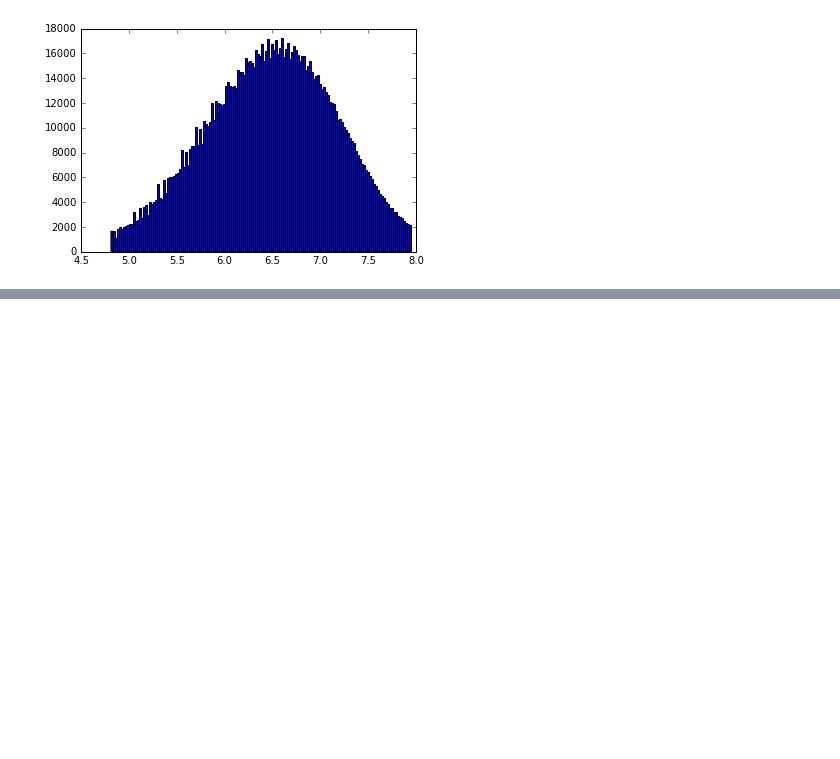
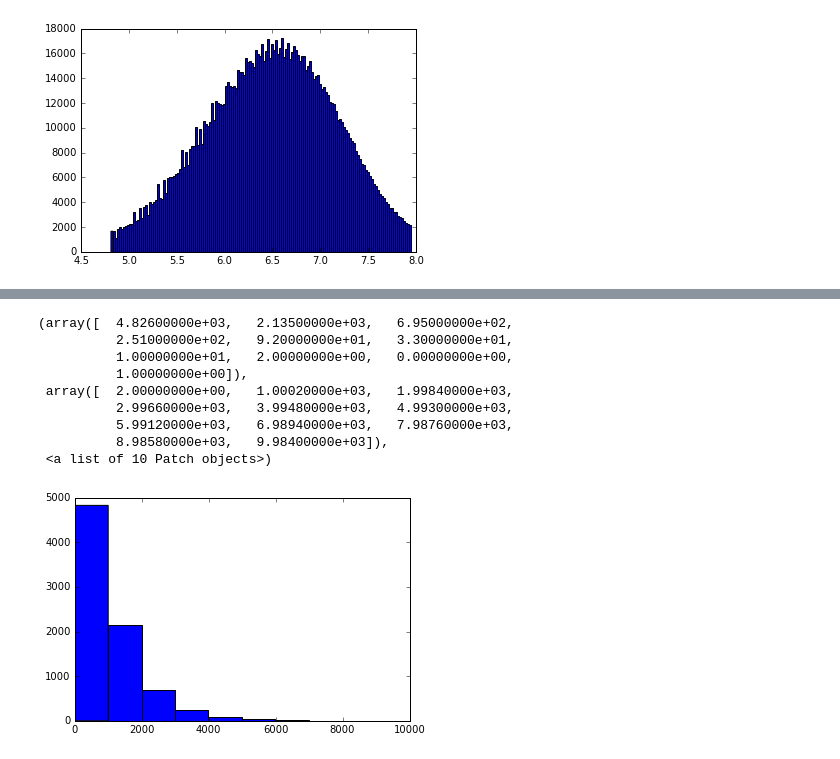
Before and after one commit to cautree/predict_taxi_duration, a Jupyter notebook: predict_taxi_time.ipynb, the cells around one changed output, grey strips where cells are left out. Drawn from its saved outputs; the diff is of its cells as text; code cells hidden in the pictures; blank space fills up the shorter version.

```diff
--- a/predict_taxi_time.ipynb
+++ b/predict_taxi_time.ipynb
@@ -37,7 +37,7 @@ def get_year( time_string):
 # %%
 def get_month( time_string):
     dt = datetime.strptime(time_string, '%Y-%m-%d %H:%M:%S')
-    return dt.month
+    return str(dt.month)
 # %%
 def get_day( time_string):
     dt = datetime.strptime(time_string, '%Y-%m-%d %H:%M:%S')
@@ -54,2 +61,8 @@ datetime.datetime.strptime(df['pickup_datetime'][100], '%Y-%m-%d %H:%M:%S').strf
 # %% [output]
 'Wednesday'
+# %%
+def get_week_day( time_string):
+    week_day = datetime.strptime(time_string, '%Y-%m-%d %H:%M:%S').strftime('%A')
+    return week_day
+# %%
+df['pickup_week_day'] = df['pickup_datetime'].apply(get_week_day)
@@ -171,0 +210,13 @@ plt.hist(np.log(df_small_wo_outlier['trip_duration'].values), bins =150)
+# %%
+plt.hist(df[df['store_and_fwd_flag']=="Y"].trip_duration)
+# %% [output]
+(array([  4.82600000e+03,   2.13500000e+03,   6.95000000e+02,
+          2.51000000e+02,   9.20000000e+01,   3.30000000e+01,
+          1.00000000e+01,   2.00000000e+00,   0.00000000e+00,
+          1.00000000e+00]),
+ array([  2.00000000e+00,   1.00020000e+03,   1.99840000e+03,
+          2.99660000e+03,   3.99480000e+03,   4.99300000e+03,
+          5.99120000e+03,   6.98940000e+03,   7.98760000e+03,
+          8.98580000e+03,   9.98400000e+03]),
+ <a list of 10 Patch objects>)
+[figure, added]
```
Also changed, not shown: parts of 17 cells of this notebook.
